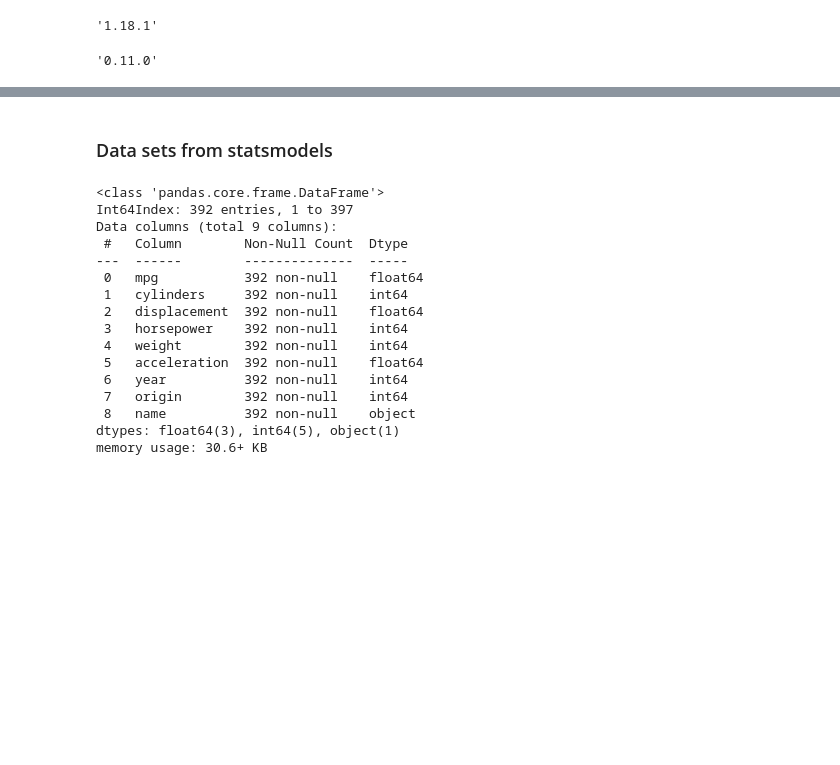
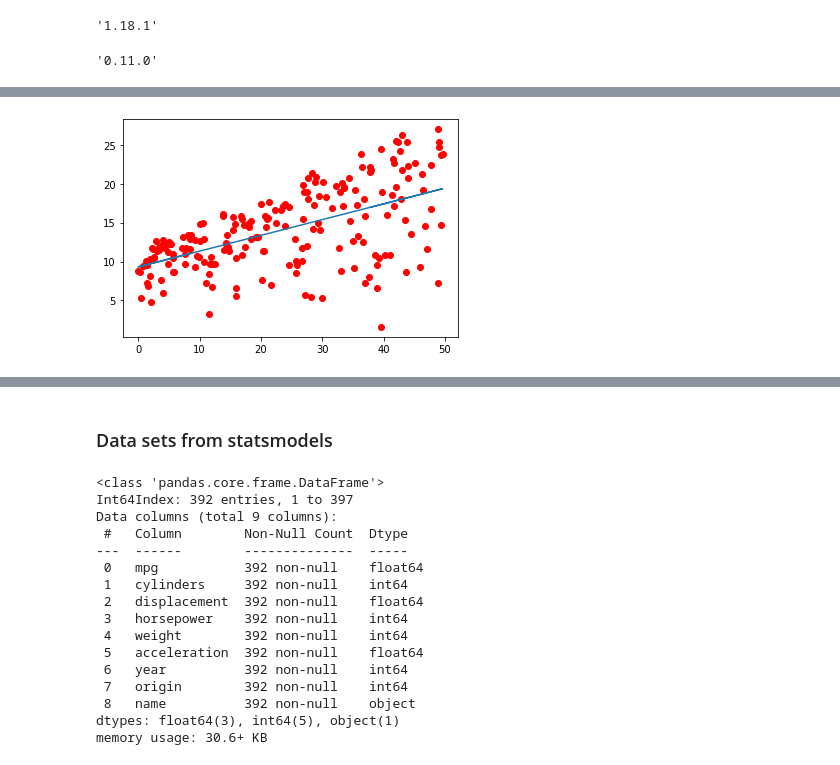
Before and after one commit to mconwa02/statistical_learning, a Jupyter notebook: data_analysis/datasets_analysis.ipynb, the cells around one changed output, grey strips where cells are left out. Cells and saved outputs as stored; diff of their text form; code cells hidden in the pictures; blank space fills up the shorter version.

```diff
--- a/data_analysis/datasets_analysis.ipynb
+++ b/data_analysis/datasets_analysis.ipynb
@@ -17,0 +75,4 @@ sm.__version__
+# %%
+plot_least_squares(Advertising, x='radio', y='sales')
+# %% [output]
+[figure, added]
```
Also changed, not shown: parts of 12 cells of this notebook, 1 other file.
